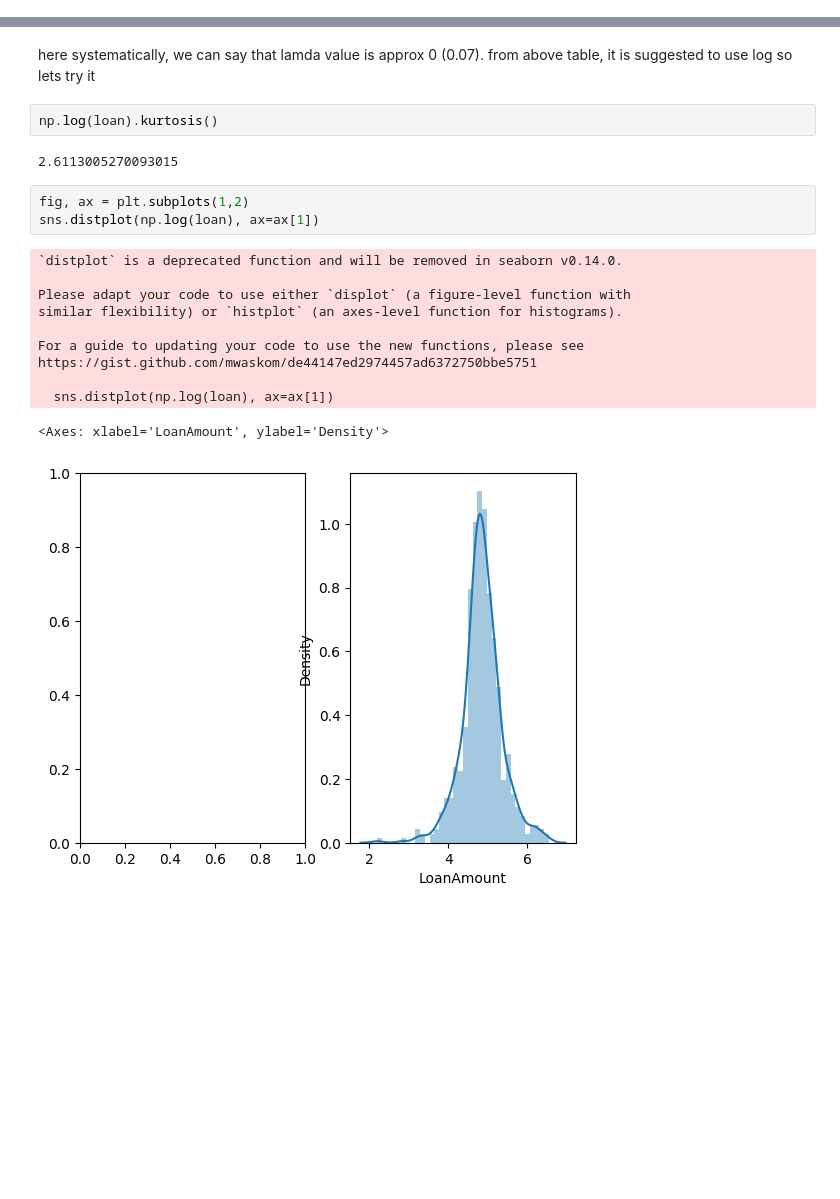
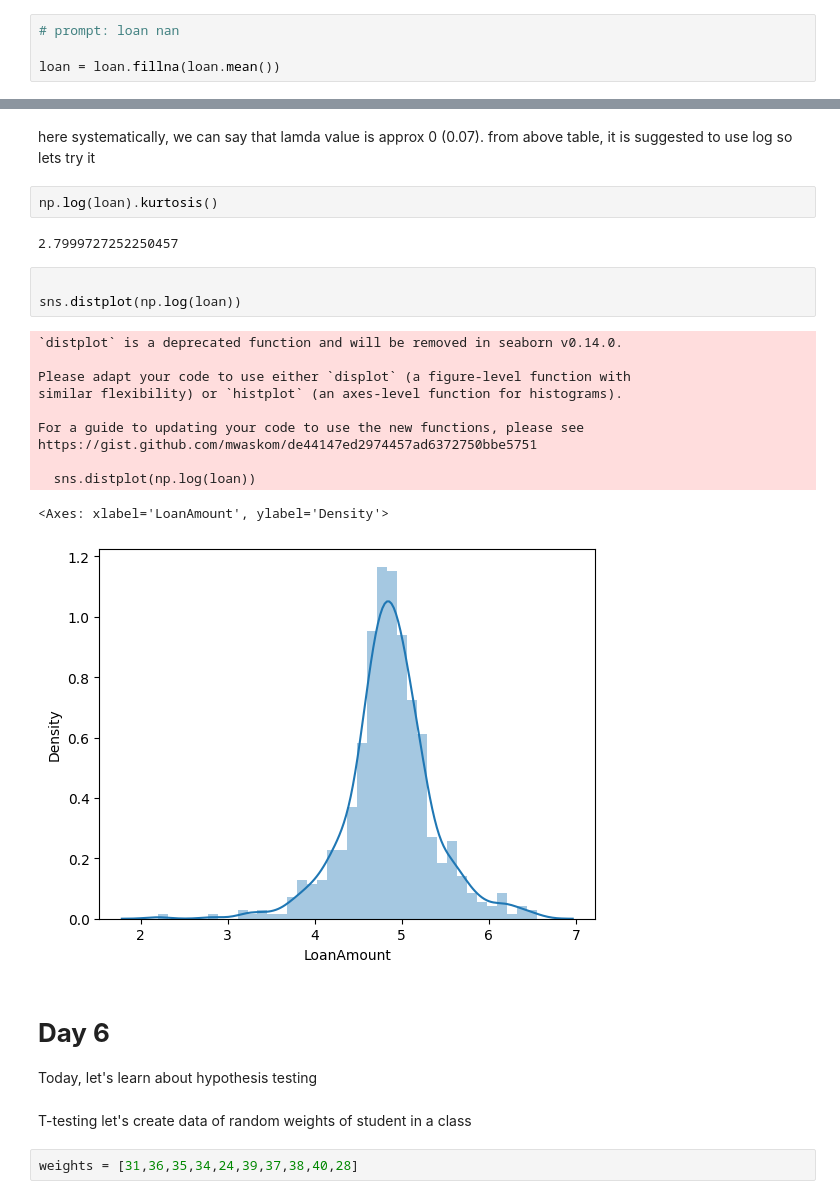
Before and after one commit to MekhzZ/AppliedStatisticsWithPython.ipynb, a Jupyter notebook: AppliedStatisticsWithPython.ipynb, the cells around one changed output, grey strips where cells are left out. Drawn from its saved outputs; the diff is of its cells as text; blank space fills up the shorter version.

```diff
--- a/AppliedStatisticsWithPython.ipynb
+++ b/AppliedStatisticsWithPython.ipynb
@@ -421,6 +417,10 @@ np.sqrt(loan).kurtosis()
 3.742833081345744
 # %% [markdown]
 from above calculation, we can see log and cube root values are near to 3 as we are doing hit and try method. Let's plot log and then cbrt
+# %%
+# prompt: loan nan
+
+loan = loan.fillna(loan.mean())
 # %%
 loan = loan.astype(float)
 # %%
@@ -476,19 +475,28 @@ from above table, it is suggested to use log so lets try it
 # %%
 np.log(loan).kurtosis()
 # %% [output]
-2.6113005270093015
+2.7999727252250457
 # %%
-fig, ax = plt.subplots(1,2)
-sns.distplot(np.log(loan), ax=ax[1])
+
+sns.distplot(np.log(loan))
 # %% [output]
 `distplot` is a deprecated function and will be removed in seaborn v0.14.0.
 
 Please adapt your code to use either `displot` (a figure-level function with
 similar flexibility) or `histplot` (an axes-level function for histograms).
 
 For a guide to updating your code to use the new functions, please see
 https://gist.github.com/mwaskom/de44147ed2974457ad6372750bbe5751
 
-  sns.distplot(np.log(loan), ax=ax[1])
+  sns.distplot(np.log(loan))
 <Axes: xlabel='LoanAmount', ylabel='Density'>
-[figure, old version]
+[figure, new version]
+# %% [markdown]
+# **Day 6**
+
+Today, let's learn about hypothesis testing
+# %% [markdown]
+T-testing
+let's create data of random weights of student in a class
+# %%
+weights = [31,36,35,34,24,39,37,38,40,28]
```
Also changed, not shown: parts of 26 cells of this notebook.
